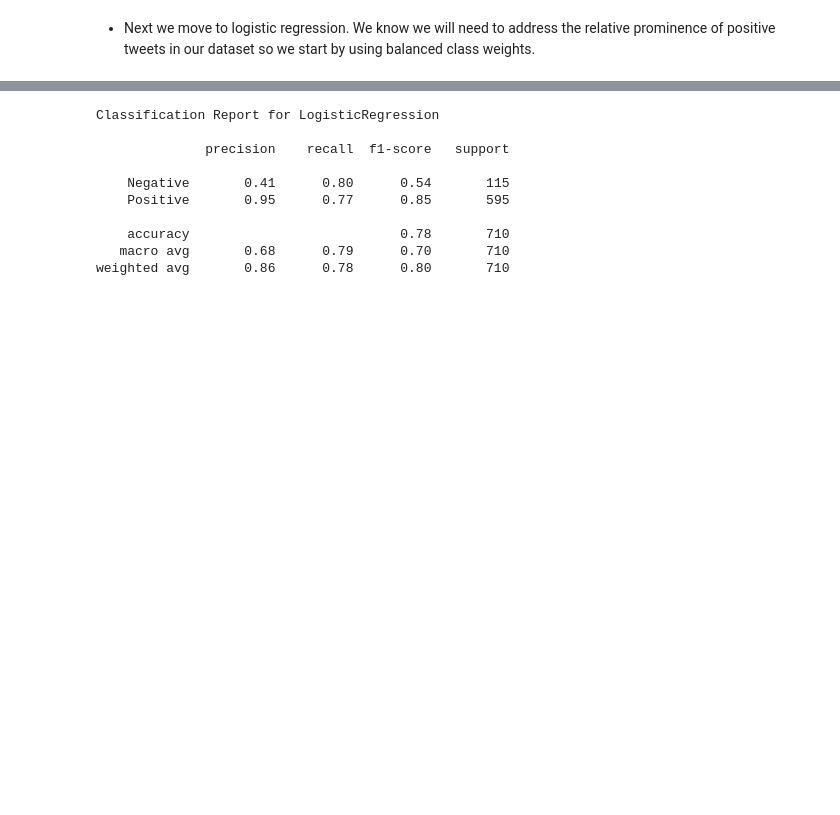
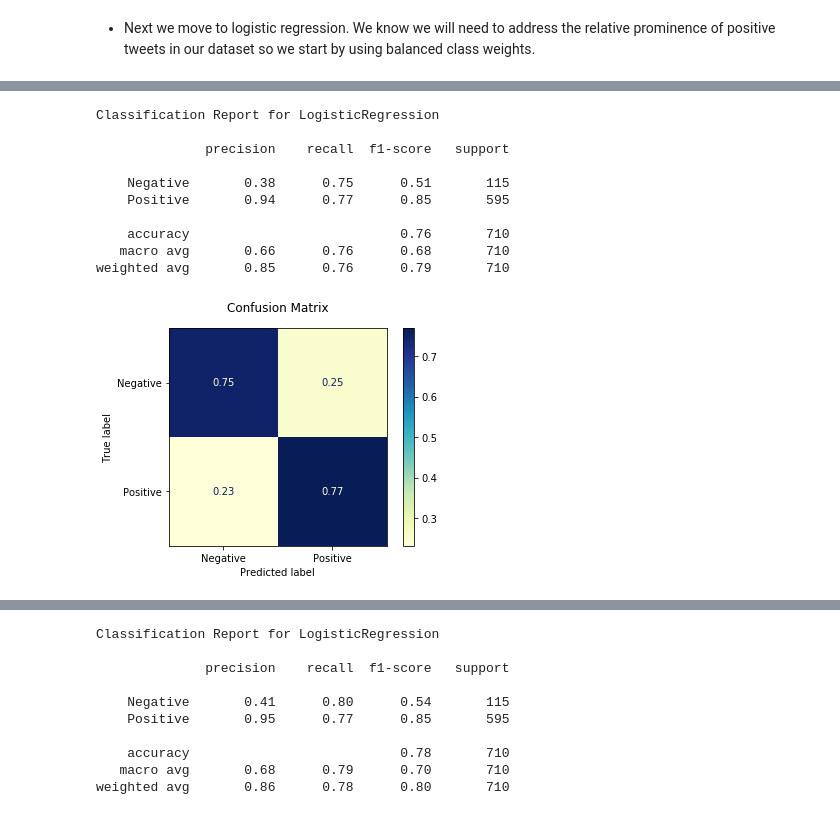
Before and after one commit to charsarb/mod-4-project, a Jupyter notebook: student.ipynb, the cells around one changed output, grey strips where cells are left out. Cells and saved outputs as stored; diff of their text form; code cells hidden in the pictures; blank space fills up the shorter version.

```diff
--- a/student.ipynb
+++ b/student.ipynb
@@ -325,0 +386,16 @@ weighted avg       0.87      0.85      0.78       710
+# %%
+logreg = LogisticRegression(C=.1, random_state=42, class_weight={0: 10, 1: 1}, solver="liblinear")
+logreg.fit(X_train_count, y_train)
+evaluate_classifier(X_train_count, y_train, X_test_count, y_test, logreg, ["Negative", "Positive"])
+# %% [output]
+Classification Report for LogisticRegression
+
+              precision    recall  f1-score   support
+
+    Negative       0.38      0.75      0.51       115
+    Positive       0.94      0.77      0.85       595
+
+    accuracy                           0.76       710
+   macro avg       0.66      0.76      0.68       710
+weighted avg       0.85      0.76      0.79       710
+[figure, added]
```
Also changed, not shown: parts of 32 cells of this notebook.
